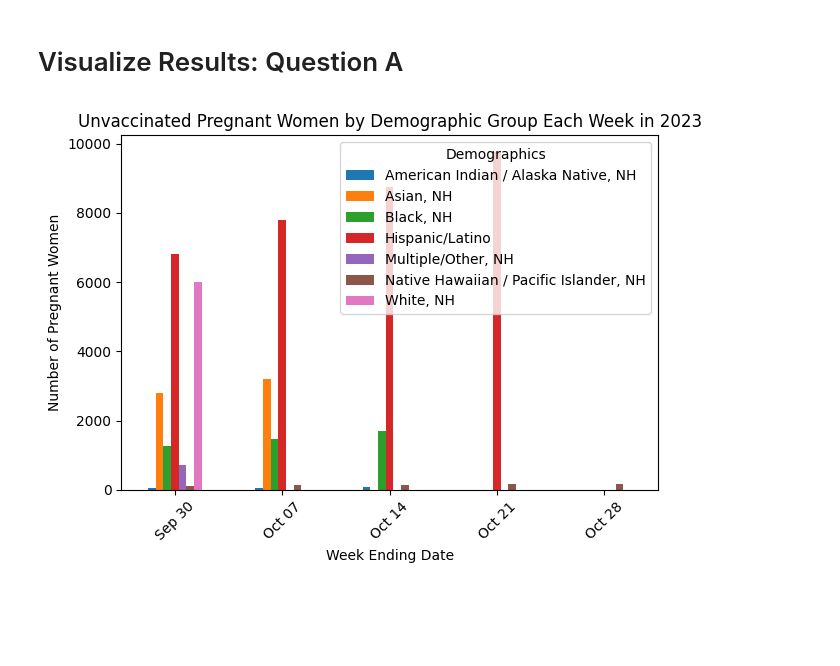
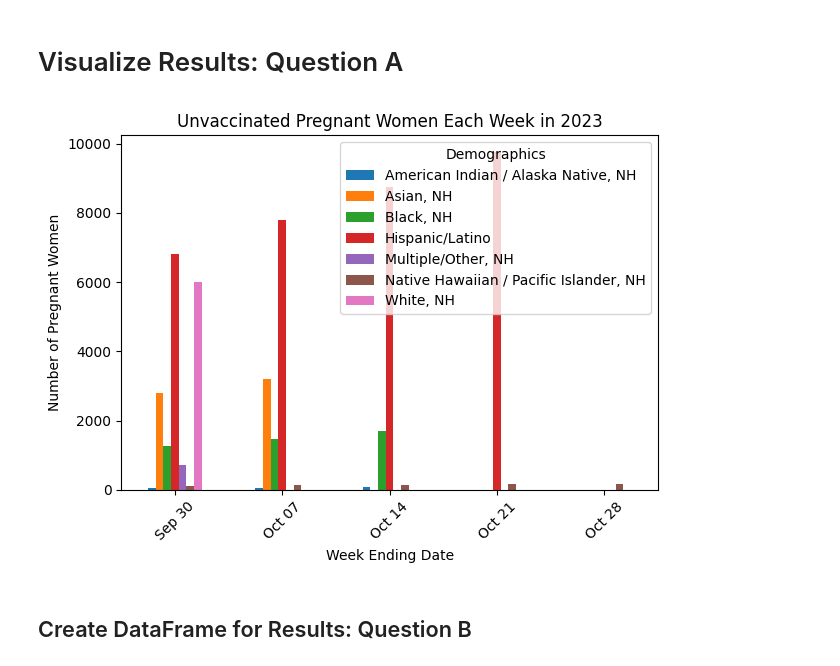
Before and after one commit to AipuAmeh/final-project-aipub, a Jupyter notebook: main.ipynb, the cells around one changed output. Cells and saved outputs as stored; diff of their text form; code cells hidden in the pictures; blank space fills up the shorter version.

```diff
--- a/main.ipynb
+++ b/main.ipynb
@@ -68,32 +68,34 @@ print(weekly_disparities_df)
 # filter the df to remove those without an actual race/ethnicity
 filtered_df = weekly_disparities_df[
     ~weekly_disparities_df["Demographics"].isin(["Overall", "Unknown"])
 ]
 
 # drop rows with missing date or missing counts
 filtered_df = filtered_df.dropna(subset=["Week_Ending_Date", "Num_Pregnant_Women"])
 
 # make sure num_pregnant_women data is numeric
 filtered_df["Num_Pregnant_Women"] = pd.to_numeric(filtered_df["Num_Pregnant_Women"], errors="coerce")
 
 # reshapes and summarizes data. turns it into matrix view
 pivot_df = filtered_df.pivot_table(
     index="Week_Ending_Date",
     columns="Demographics",
     values="Num_Pregnant_Women",
     aggfunc="sum"
 )
 
 # changes date time of week ending date
 pivot_df.index = pivot_df.index.strftime("%b %d")
 
 # plot bar
 ax = pivot_df.plot(kind="bar")
-ax.set_title("Unvaccinated Pregnant Women by Demographic Group Each Week in 2023")
+ax.set_title("Unvaccinated Pregnant Women Each Week in 2023")
 ax.set_xlabel("Week Ending Date")
 ax.set_ylabel("Number of Pregnant Women")
 plt.xticks(rotation=45)
 plt.tight_layout()
 plt.show()
 # %% [output]
-[figure, old version]
+[figure, new version]
+# %% [markdown]
+## Create DataFrame for Results: Question B
```
Also changed, not shown: parts of 3 cells of this notebook, 1 other file.
